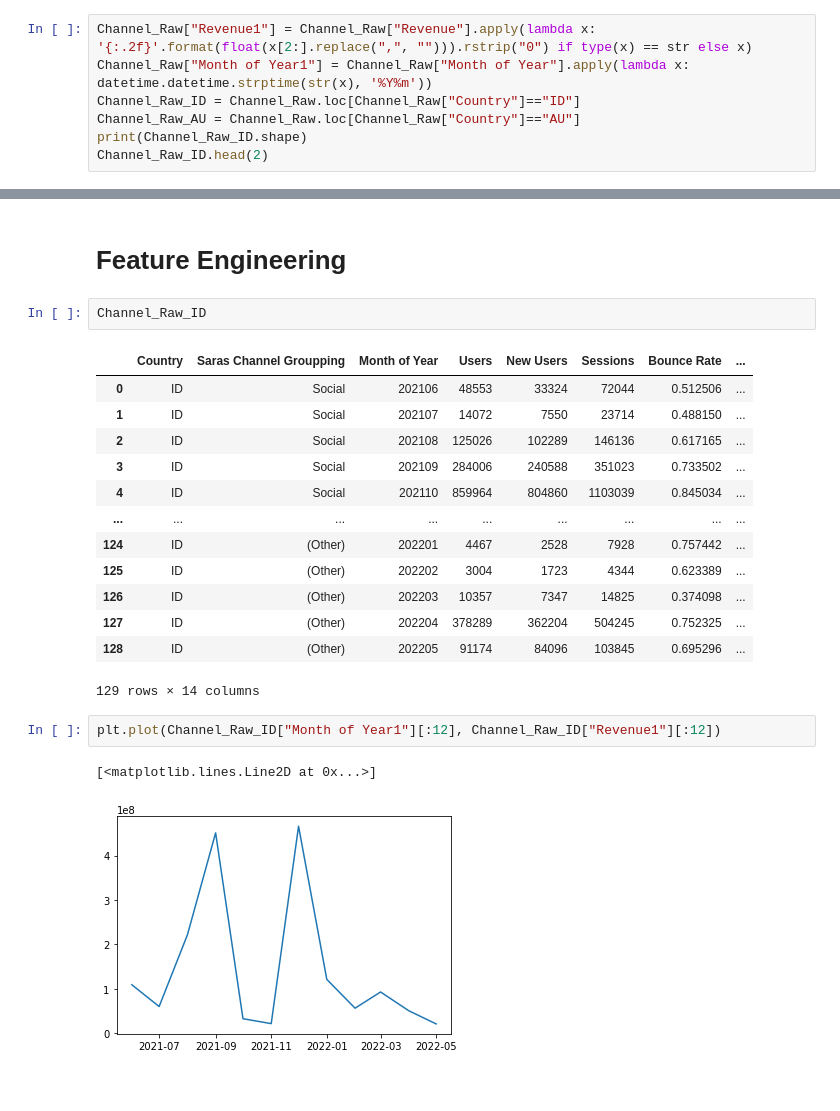
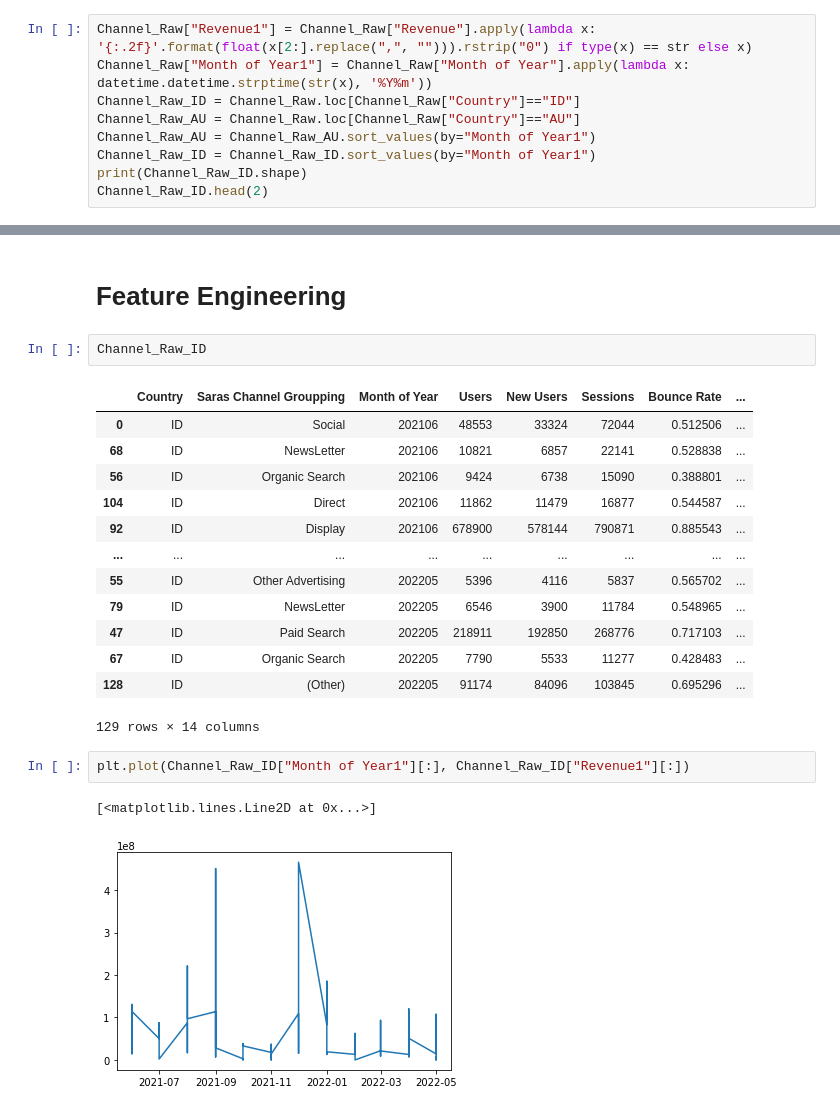
Before and after one commit to vincentwi/school, a Jupyter notebook: spring22/T3/Digital MS/Final.ipynb, the cells around one changed output, grey strips where cells are left out. Cells and saved outputs as stored; diff of their text form.

```diff
--- a/spring22/T3/Digital MS/Final.ipynb
+++ b/spring22/T3/Digital MS/Final.ipynb
@@ -73,6 +77,8 @@ Channel_Raw["Revenue1"] = Channel_Raw["Revenue"].apply(lambda x: '{:.2f}'.format
 Channel_Raw["Month of Year1"] = Channel_Raw["Month of Year"].apply(lambda x: datetime.datetime.strptime(str(x), '%Y%m'))
 Channel_Raw_ID = Channel_Raw.loc[Channel_Raw["Country"]=="ID"]
 Channel_Raw_AU = Channel_Raw.loc[Channel_Raw["Country"]=="AU"]
+Channel_Raw_AU = Channel_Raw_AU.sort_values(by="Month of Year1")
+Channel_Raw_ID = Channel_Raw_ID.sort_values(by="Month of Year1")
 print(Channel_Raw_ID.shape)
 Channel_Raw_ID.head(2)
 # %% [output]
@@ -109,19 +115,19 @@ Channel_Raw_ID
 # %% [output]
 |  | Country | Saras Channel Groupping | Month of Year | Users | New Users | Sessions | Bounce Rate | ... |
 | 0 | ID | Social | 202106 | 48553 | 33324 | 72044 | 0.512506 | ... |
-| 1 | ID | Social | 202107 | 14072 | 7550 | 23714 | 0.488150 | ... |
-| 2 | ID | Social | 202108 | 125026 | 102289 | 146136 | 0.617165 | ... |
-| 3 | ID | Social | 202109 | 284006 | 240588 | 351023 | 0.733502 | ... |
-| 4 | ID | Social | 202110 | 859964 | 804860 | 1103039 | 0.845034 | ... |
+| 68 | ID | NewsLetter | 202106 | 10821 | 6857 | 22141 | 0.528838 | ... |
+| 56 | ID | Organic Search | 202106 | 9424 | 6738 | 15090 | 0.388801 | ... |
+| 104 | ID | Direct | 202106 | 11862 | 11479 | 16877 | 0.544587 | ... |
+| 92 | ID | Display | 202106 | 678900 | 578144 | 790871 | 0.885543 | ... |
 | ... | ... | ... | ... | ... | ... | ... | ... | ... |
-| 124 | ID | (Other) | 202201 | 4467 | 2528 | 7928 | 0.757442 | ... |
-| 125 | ID | (Other) | 202202 | 3004 | 1723 | 4344 | 0.623389 | ... |
-| 126 | ID | (Other) | 202203 | 10357 | 7347 | 14825 | 0.374098 | ... |
-| 127 | ID | (Other) | 202204 | 378289 | 362204 | 504245 | 0.752325 | ... |
+| 55 | ID | Other Advertising | 202205 | 5396 | 4116 | 5837 | 0.565702 | ... |
+| 79 | ID | NewsLetter | 202205 | 6546 | 3900 | 11784 | 0.548965 | ... |
+| 47 | ID | Paid Search | 202205 | 218911 | 192850 | 268776 | 0.717103 | ... |
+| 67 | ID | Organic Search | 202205 | 7790 | 5533 | 11277 | 0.428483 | ... |
 | 128 | ID | (Other) | 202205 | 91174 | 84096 | 103845 | 0.695296 | ... |
 129 rows × 14 columns
 # %%
-plt.plot(Channel_Raw_ID["Month of Year1"][:12], Channel_Raw_ID["Revenue1"][:12])
+plt.plot(Channel_Raw_ID["Month of Year1"][:], Channel_Raw_ID["Revenue1"][:])
 # %% [output]
 [<matplotlib.lines.Line2D at 0x...>]
-[figure, old version]
+[figure, new version]
```
Also changed, not shown: parts of 8 cells of this notebook, 1 other file.
